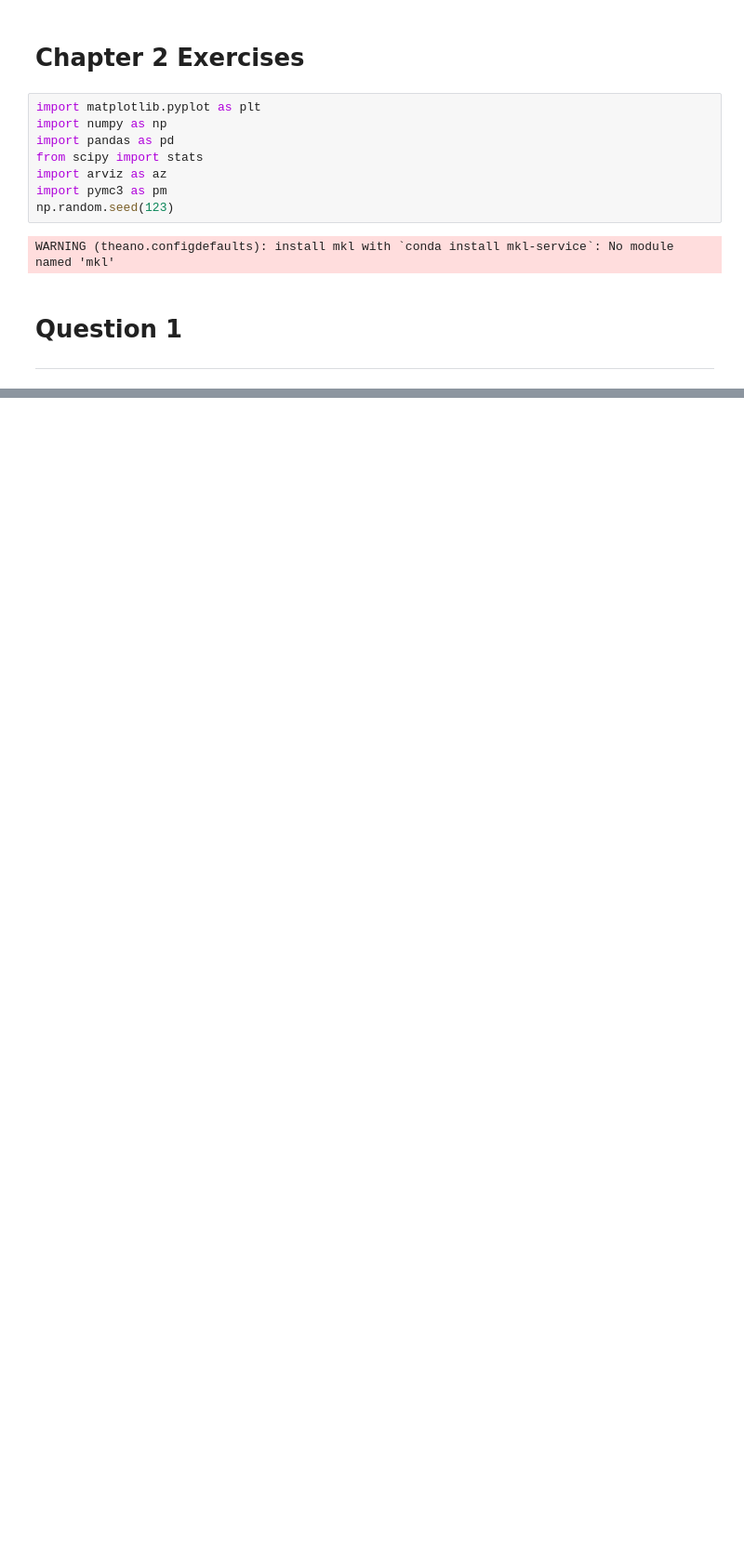
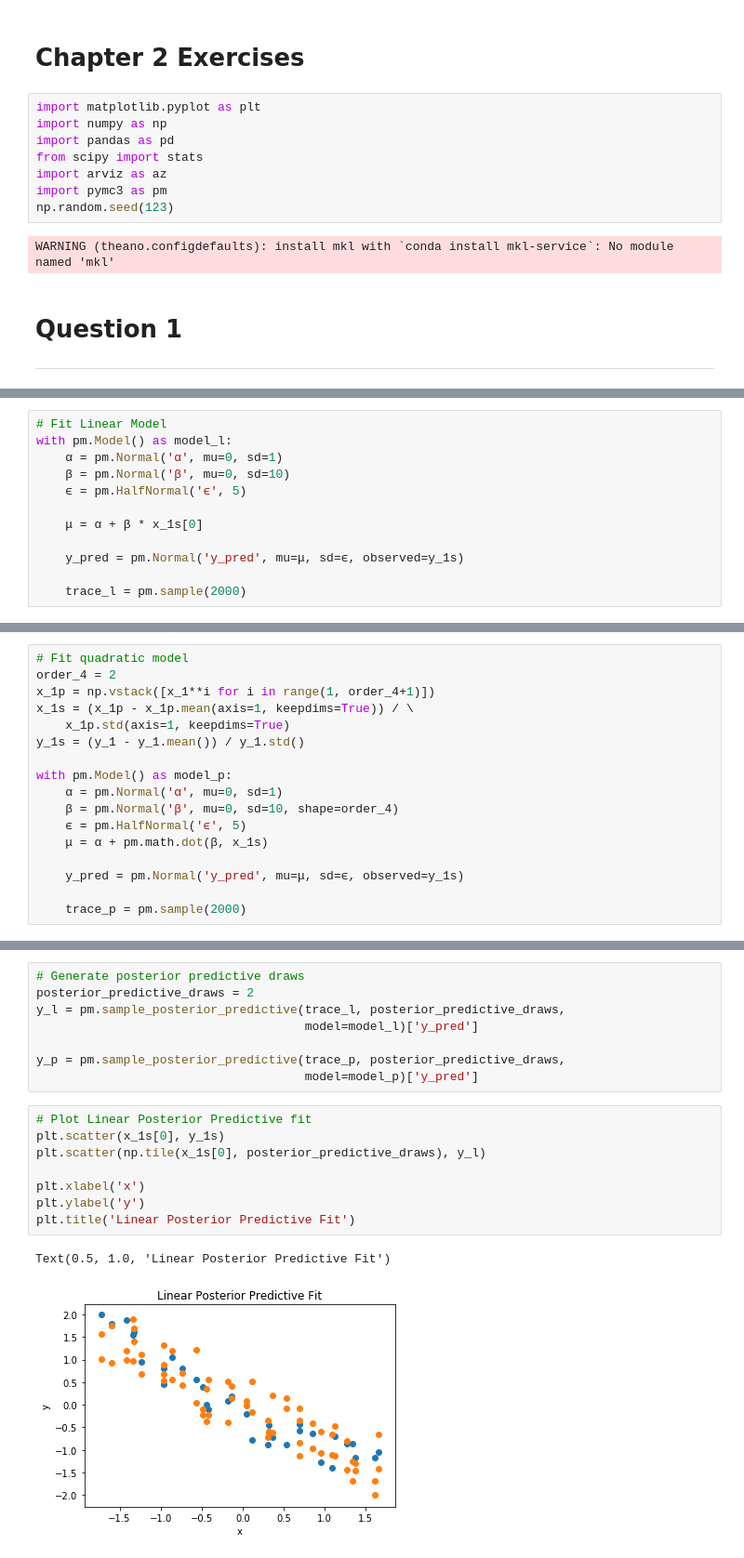
Before and after one commit to aloctavodia/BAP, a Jupyter notebook: exercises/Chapter5_part1.ipynb, the cells around one changed output, grey strips where cells are left out. Shown at 93% size. Saved outputs shown, nothing was run; the diff lists cells and outputs as text; blank space fills up the shorter version.

```diff
--- a/exercises/Chapter5_part1.ipynb
+++ b/exercises/Chapter5_part1.ipynb
@@ -84,0 +174,12 @@ Why does sd 100 fail to converge in such a weird way? In the third case which co
+# %%
+# Fit Linear Model
+with pm.Model() as model_l:
+    α = pm.Normal('α', mu=0, sd=1)
+    β = pm.Normal('β', mu=0, sd=10)
+    ϵ = pm.HalfNormal('ϵ', 5)
+
+    μ = α + β * x_1s[0]
+
+    y_pred = pm.Normal('y_pred', mu=μ, sd=ϵ, observed=y_1s)
+
+    trace_l = pm.sample(2000)
@@ -84,0 +191,17 @@ Why does sd 100 fail to converge in such a weird way? In the third case which co
+# %%
+# Fit quadratic model
+order_4 = 2
+x_1p = np.vstack([x_1**i for i in range(1, order_4+1)])
+x_1s = (x_1p - x_1p.mean(axis=1, keepdims=True)) / \
+    x_1p.std(axis=1, keepdims=True)
+y_1s = (y_1 - y_1.mean()) / y_1.std()
+
+with pm.Model() as model_p:
+    α = pm.Normal('α', mu=0, sd=1)
+    β = pm.Normal('β', mu=0, sd=10, shape=order_4)
+    ϵ = pm.HalfNormal('ϵ', 5)
+    μ = α + pm.math.dot(β, x_1s)
+
+    y_pred = pm.Normal('y_pred', mu=μ, sd=ϵ, observed=y_1s)
+
+    trace_p = pm.sample(2000)
@@ -84,0 +213,19 @@ Why does sd 100 fail to converge in such a weird way? In the third case which co
+# %%
+# Generate posterior predictive draws
+posterior_predictive_draws = 2
+y_l = pm.sample_posterior_predictive(trace_l, posterior_predictive_draws,
+                                     model=model_l)['y_pred']
+
+y_p = pm.sample_posterior_predictive(trace_p, posterior_predictive_draws,
+                                     model=model_p)['y_pred']
+# %%
+# Plot Linear Posterior Predictive fit
+plt.scatter(x_1s[0], y_1s)
+plt.scatter(np.tile(x_1s[0], posterior_predictive_draws), y_l)
+
+plt.xlabel('x')
+plt.ylabel('y')
+plt.title('Linear Posterior Predictive Fit')
+# %% [output]
+Text(0.5, 1.0, 'Linear Posterior Predictive Fit')
+[figure, added]
```
Also changed, not shown: parts of 18 cells of this notebook.
